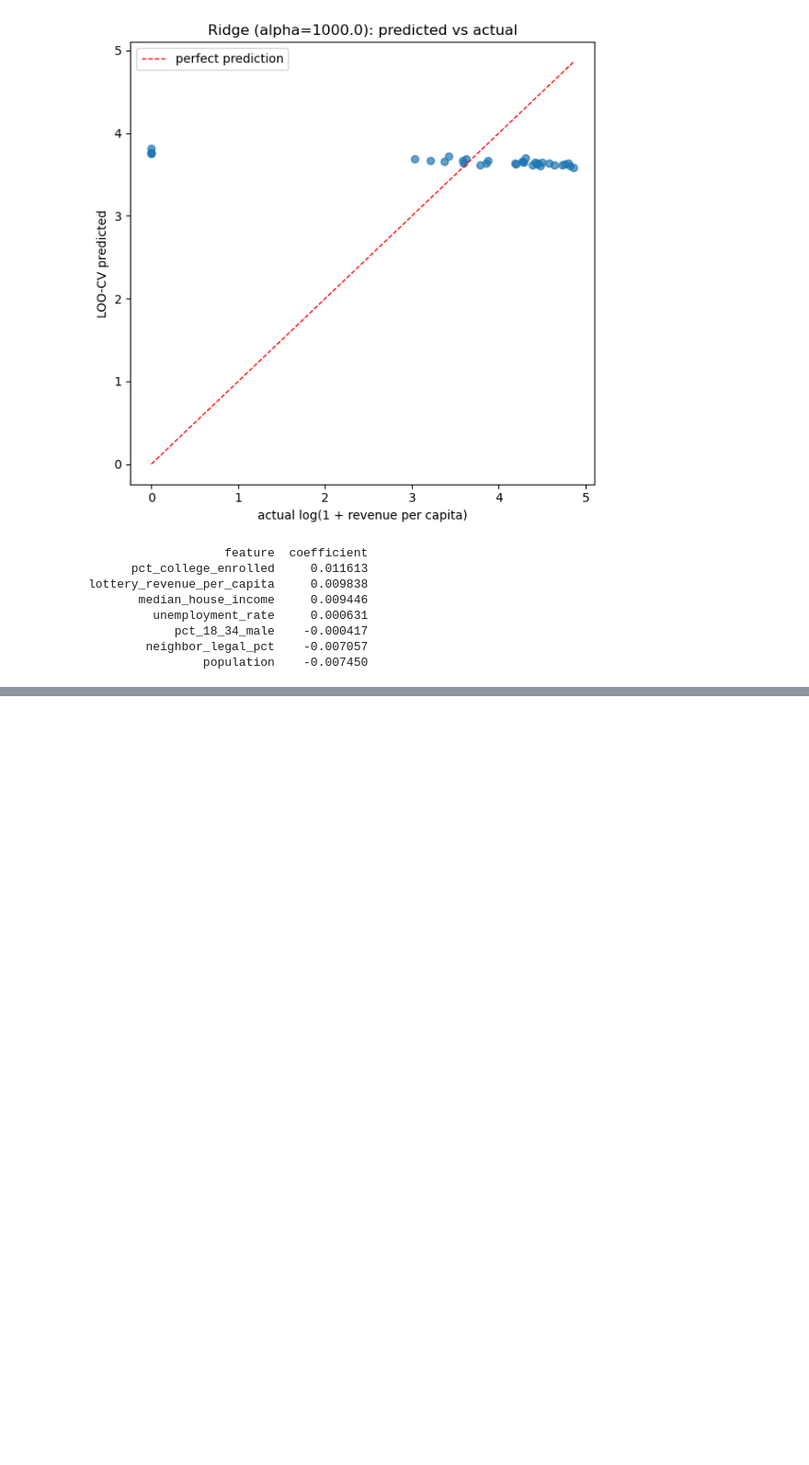
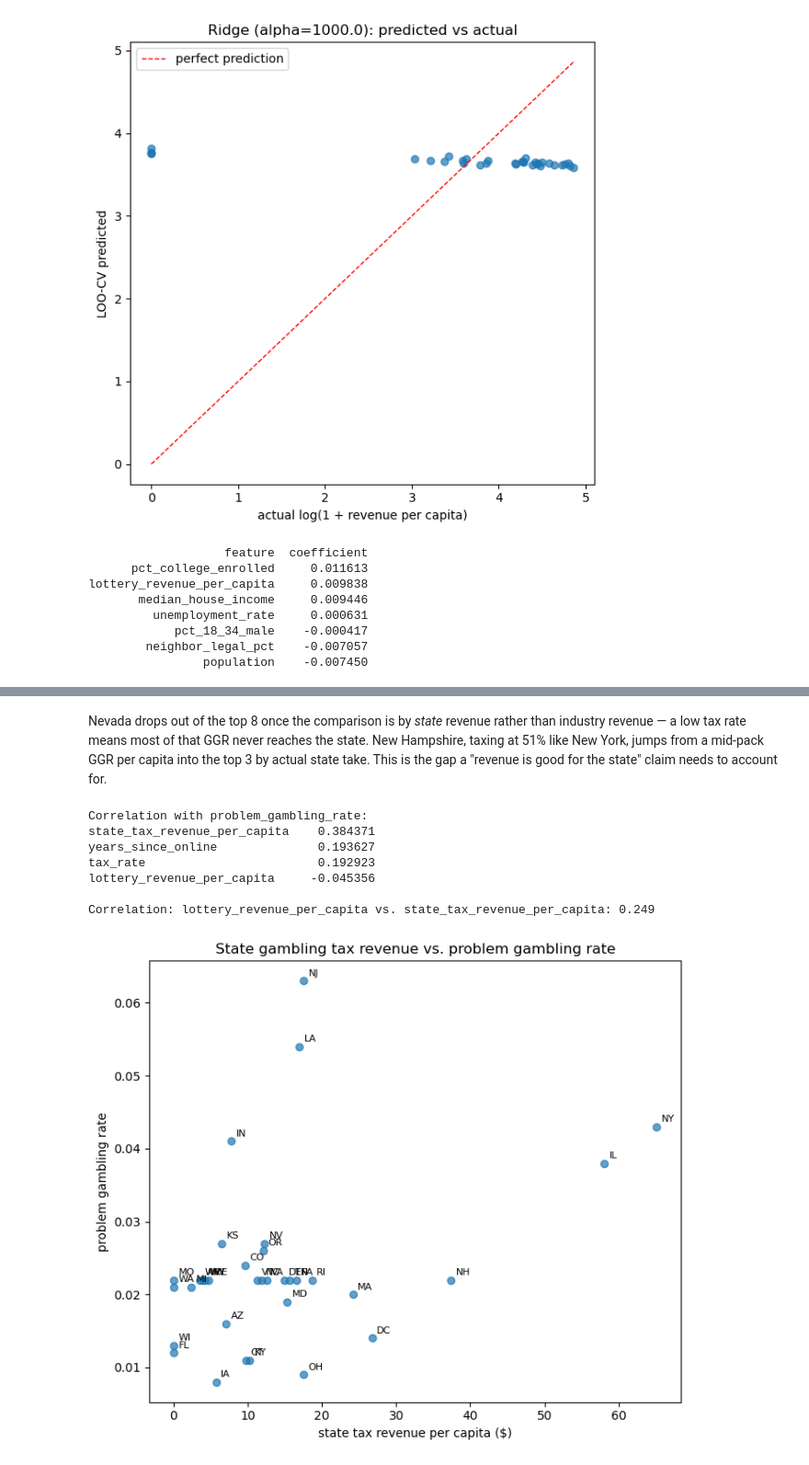
Before and after one commit to simonpr0/sports_gambling_data, a Jupyter notebook: data.ipynb, the cells around one changed output, grey strips where cells are left out. Shown at 92% size. Cells and saved outputs as stored; diff of their text form; code cells hidden in the pictures; blank space fills up the shorter version.

```diff
--- a/data.ipynb
+++ b/data.ipynb
@@ -332,0 +351,10 @@ lottery_revenue_per_capita     0.009838
+# %%
+legalized['state_tax_revenue_per_capita'] = legalized['revenue_per_capita'] * legalized['tax_rate']
+
+print("Ranked by industry GGR per capita (top 8):")
+print(legalized[['state', 'revenue_per_capita', 'tax_rate', 'state_tax_revenue_per_capita']]
+      .sort_values('revenue_per_capita', ascending=False).head(8).to_string(index=False))
+
+print("\nRanked by actual state tax revenue per capita (top 8):")
+print(legalized[['state', 'revenue_per_capita', 'tax_rate', 'state_tax_revenue_per_capita']]
+      .sort_values('state_tax_revenue_per_capita', ascending=False).head(8).to_string(index=False))
@@ -332,0 +379,34 @@ lottery_revenue_per_capita     0.009838
+# %% [markdown]
+Nevada drops out of the top 8 once the comparison is by *state* revenue rather than industry
+revenue — a low tax rate means most of that GGR never reaches the state. New Hampshire, taxing
+at 51% like New York, jumps from a mid-pack GGR per capita into the top 3 by actual state take.
+This is the gap a "revenue is good for the state" claim needs to account for.
+# %%
+cost_check_cols = ['state_tax_revenue_per_capita', 'tax_rate', 'lottery_revenue_per_capita',
+                    'years_since_online', 'problem_gambling_rate']
+cost_corr = legalized[cost_check_cols].corr()['problem_gambling_rate'].drop('problem_gambling_rate')
+print("Correlation with problem_gambling_rate:")
+print(cost_corr.sort_values(ascending=False).to_string())
+
+lottery_vs_tax_corr = legalized['lottery_revenue_per_capita'].corr(legalized['state_tax_revenue_per_capita'])
+print(f"\nCorrelation: lottery_revenue_per_capita vs. state_tax_revenue_per_capita: {lottery_vs_tax_corr:.3f}")
+
+fig, ax = plt.subplots(figsize=(7, 6))
+ax.scatter(legalized['state_tax_revenue_per_capita'], legalized['problem_gambling_rate'], alpha=0.7)
+for _, row in legalized.iterrows():
+    ax.annotate(row['state_abv'], (row['state_tax_revenue_per_capita'], row['problem_gambling_rate']),
+                fontsize=8, xytext=(4, 4), textcoords='offset points')
+ax.set_xlabel('state tax revenue per capita ($)')
+ax.set_ylabel('problem gambling rate')
+ax.set_title('State gambling tax revenue vs. problem gambling rate')
+plt.tight_layout()
+plt.show()
+# %% [output]
+Correlation with problem_gambling_rate:
+state_tax_revenue_per_capita    0.384371
+years_since_online              0.193627
+tax_rate                        0.192923
+lottery_revenue_per_capita     -0.045356
+
+Correlation: lottery_revenue_per_capita vs. state_tax_revenue_per_capita: 0.249
+[figure, added]
```
Also changed, not shown: parts of 6 cells of this notebook, 1 other file.
